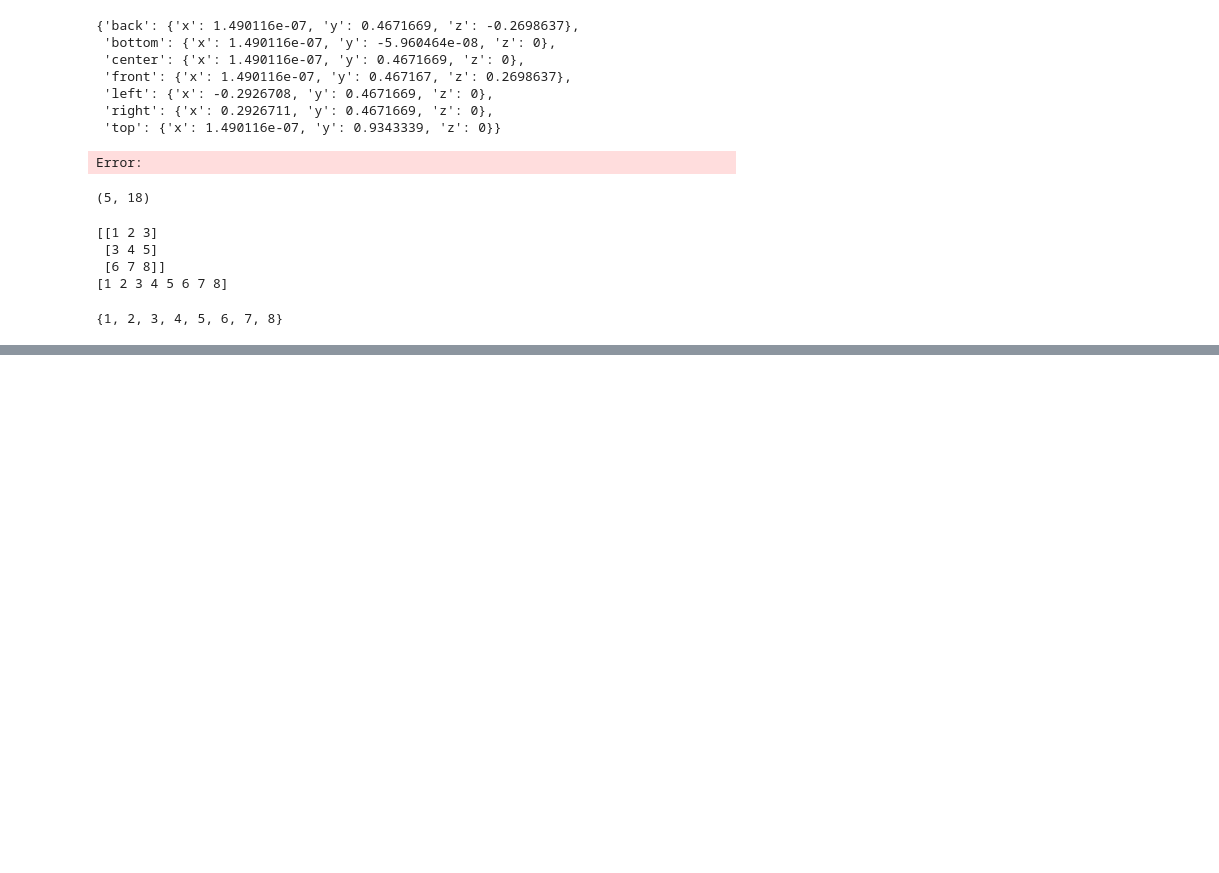
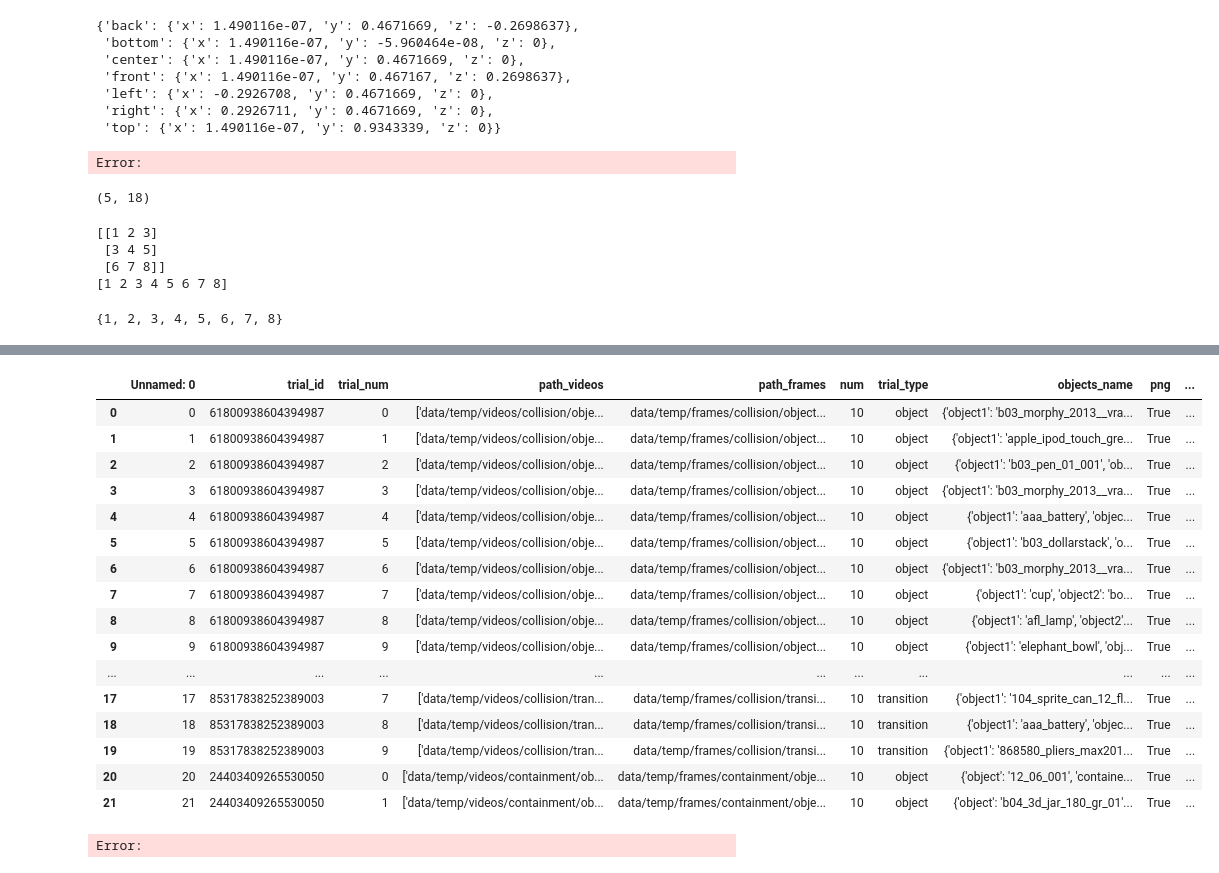
Before and after one commit to readmees/tdw_physics, a Jupyter notebook: quick_runs.ipynb, the cells around one changed output, grey strips where cells are left out. Cells and saved outputs as stored; diff of their text form; code cells hidden in the pictures; blank space fills up the shorter version.

```diff
--- a/quick_runs.ipynb
+++ b/quick_runs.ipynb
@@ -238,0 +260,22 @@ ModuleNotFoundError: No module named 'skimage'
+# %%
+import pandas as pd
+pd.read_csv("info.csv")
+# %% [output]
+|  | Unnamed: 0 | trial_id | trial_num | path_videos | path_frames | num | trial_type | objects_name | png | ... |
+| 0 | 0 | 61800938604394987 | 0 | ['data/temp/videos/collision/obje... | data/temp/frames/collision/object... | 10 | object | {'object1': 'b03_morphy_2013__vra... | True | ... |
+| 1 | 1 | 61800938604394987 | 1 | ['data/temp/videos/collision/obje... | data/temp/frames/collision/object... | 10 | object | {'object1': 'apple_ipod_touch_gre... | True | ... |
+| 2 | 2 | 61800938604394987 | 2 | ['data/temp/videos/collision/obje... | data/temp/frames/collision/object... | 10 | object | {'object1': 'b03_pen_01_001', 'ob... | True | ... |
+| 3 | 3 | 61800938604394987 | 3 | ['data/temp/videos/collision/obje... | data/temp/frames/collision/object... | 10 | object | {'object1': 'b03_morphy_2013__vra... | True | ... |
+| 4 | 4 | 61800938604394987 | 4 | ['data/temp/videos/collision/obje... | data/temp/frames/collision/object... | 10 | object | {'object1': 'aaa_battery', 'objec... | True | ... |
+| 5 | 5 | 61800938604394987 | 5 | ['data/temp/videos/collision/obje... | data/temp/frames/collision/object... | 10 | object | {'object1': 'b03_dollarstack', 'o... | True | ... |
+| 6 | 6 | 61800938604394987 | 6 | ['data/temp/videos/collision/obje... | data/temp/frames/collision/object... | 10 | object | {'object1': 'b03_morphy_2013__vra... | True | ... |
+| 7 | 7 | 61800938604394987 | 7 | ['data/temp/videos/collision/obje... | data/temp/frames/collision/object... | 10 | object | {'object1': 'cup', 'object2': 'bo... | True | ... |
+| 8 | 8 | 61800938604394987 | 8 | ['data/temp/videos/collision/obje... | data/temp/frames/collision/object... | 10 | object | {'object1': 'afl_lamp', 'object2'... | True | ... |
+| 9 | 9 | 61800938604394987 | 9 | ['data/temp/videos/collision/obje... | data/temp/frames/collision/object... | 10 | object | {'object1': 'elephant_bowl', 'obj... | True | ... |
+| ... | ... | ... | ... | ... | ... | ... | ... | ... | ... | ... |
+| 17 | 17 | 85317838252389003 | 7 | ['data/temp/videos/collision/tran... | data/temp/frames/collision/transi... | 10 | transition | {'object1': '104_sprite_can_12_fl... | True | ... |
+| 18 | 18 | 85317838252389003 | 8 | ['data/temp/videos/collision/tran... | data/temp/frames/collision/transi... | 10 | transition | {'object1': 'aaa_battery', 'objec... | True | ... |
+| 19 | 19 | 85317838252389003 | 9 | ['data/temp/videos/collision/tran... | data/temp/frames/collision/transi... | 10 | transition | {'object1': '868580_pliers_max201... | True | ... |
+| 20 | 20 | 24403409265530050 | 0 | ['data/temp/videos/containment/ob... | data/temp/frames/containment/obje... | 10 | object | {'object': '12_06_001', 'containe... | True | ... |
+| 21 | 21 | 24403409265530050 | 1 | ['data/temp/videos/containment/ob... | data/temp/frames/containment/obje... | 10 | object | {'object': 'b04_3d_jar_180_gr_01'... | True | ... |
+Error:
```
Also changed, not shown: parts of 2 cells of this notebook, 8 other files.
